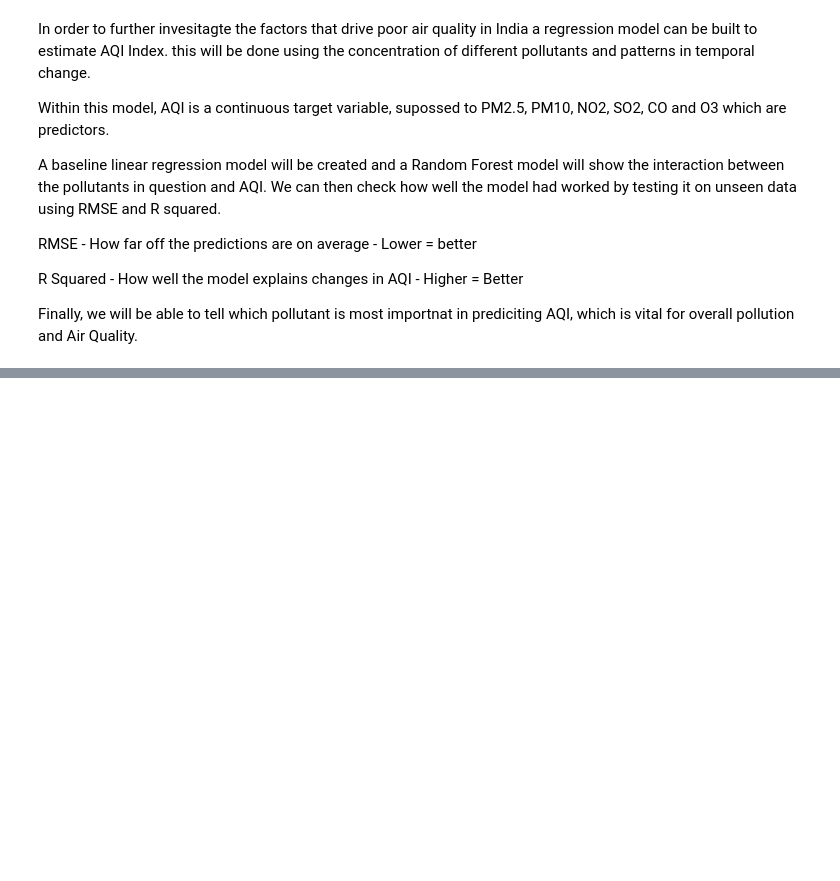
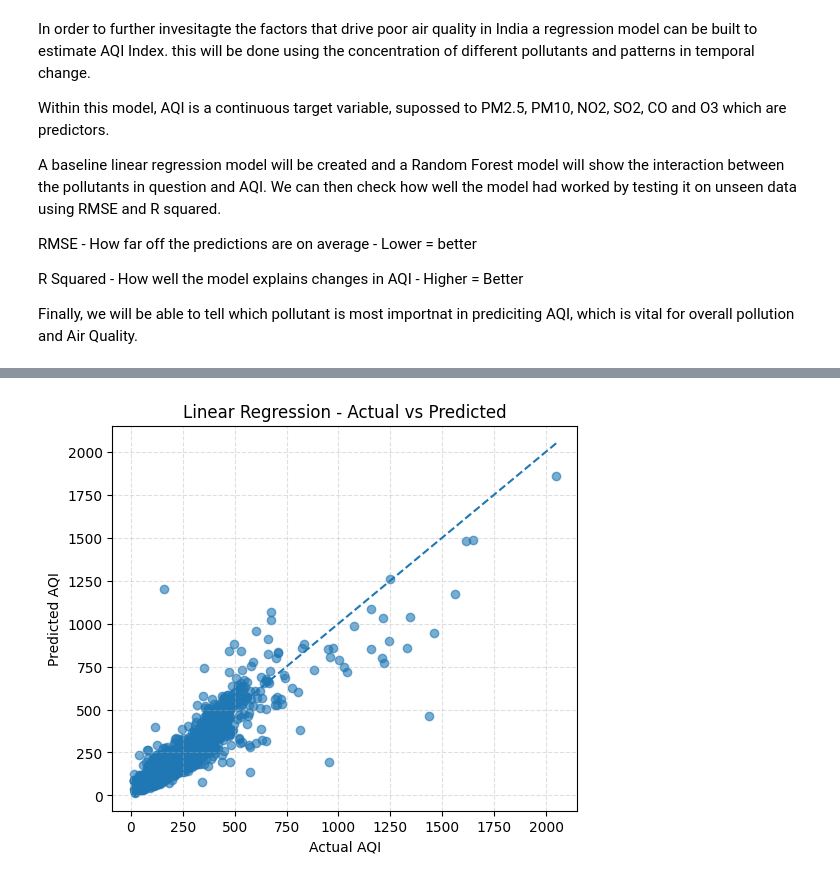
Before and after one commit to thomreid11/CMP7005_PRES1_Repository, a Jupyter notebook: CMP7005_PRES1.ipynb, the cells around one changed output, grey strips where cells are left out. Saved outputs shown, nothing was run; the diff lists cells and outputs as text; code cells hidden in the pictures; blank space fills up the shorter version.

```diff
--- a/CMP7005_PRES1.ipynb
+++ b/CMP7005_PRES1.ipynb
@@ -720,67 +748,66 @@ R Squared - How well the model explains changes in AQI - Higher = Better
 
 Finally, we will be able to tell which pollutant is most importnat in prediciting AQI, which is vital for overall pollution and Air Quality.
 # %%
-import pandas as pd
-import numpy as np
-
+# Importing machine learning libraries
 from sklearn.model_selection import train_test_split
+from sklearn.pipeline import Pipeline
 from sklearn.compose import ColumnTransformer
-from sklearn.pipeline import Pipeline
-from sklearn.preprocessing import OneHotEncoder
-from sklearn.impute import SimpleImputer
 from sklearn.metrics import mean_squared_error, r2_score
-
 from sklearn.linear_model import LinearRegression
 from sklearn.ensemble import RandomForestRegressor
+from sklearn.impute import SimpleImputer
 
-import matplotlib.pyplot as plt
-
-
+# Creating a copy of the dataframe so the original is not changed
 df = df.copy()
 
+# Converting Date column to datetime format
 df['Date'] = pd.to_datetime(df['Date'], format='%d/%m/%Y', errors='coerce')
+
+# Creating time-based features from the Date column
 df['Year'] = df['Date'].dt.year
 df['Month'] = df['Date'].dt.month
 
-feature_cols = ['PM2.5', 'PM10', 'NO2', 'SO2', 'CO', 'O3', 'Year', 'Month', 'City']
+# Selecting features and target
+feature_cols = ['PM2.5', 'PM10', 'NO2', 'SO2', 'CO', 'O3', 'Benzene', 'Toluene']
 target_col = 'AQI'
+
 
 df_model = df[feature_cols + [target_col]].dropna(subset=[target_col]).copy()
 
+# Creating X and y
 X = df_model[feature_cols]
 y = df_model[target_col]
 
-numeric_features = ['PM2.5', 'PM10', 'NO2', 'SO2', 'CO', 'O3', 'Year', 'Month']
-categorical_features = ['City']
-
+# Defining transformers for numeric features to include imputation
 numeric_transformer = Pipeline(steps=[
     ('imputer', SimpleImputer(strategy='median'))
 ])
 
-categorical_transformer = Pipeline(steps=[
-    ('imputer', SimpleImputer(strategy='most_frequent')),
-    ('onehot', OneHotEncoder(handle_unknown='ignore'))
-])
-
+# Combining transformers into a preprocessor
 preprocess = ColumnTransformer(
     transformers=[
-        ('num', numeric_transformer, numeric_features),
-        ('cat', categorical_transformer, categorical_features)
+        ('num', numeric_transformer, feature_cols)
     ]
 )
 
+# Splitting data into training and test sets
 X_train, X_test, y_train, y_test = train_test_split(
     X, y, test_size=0.2, random_state=42
 )
 
+# Building a Linear Regression model
 lin_model = Pipeline(steps=[
     ('preprocess', preprocess),
     ('model', LinearRegression())
 ])
 
+# Training the Linear Regression model
 lin_model.fit(X_train, y_train)
+
+# Predicting AQI values on the test set using Linear Regression
 lin_pred = lin_model.predict(X_test)
 
+# Evaluating Linear Regression using RMSE and R^2
 lin_mse = mean_squared_error(y_test, lin_pred)
 lin_rmse = lin_mse ** 0.5
 lin_r2 = r2_score(y_test, lin_pred)
@@ -790,6 +817,7 @@ print('RMSE:', round(lin_rmse, 3))
 print('R^2 :', round(lin_r2, 3))
 print('---')
 
+# Building a Random Forest Regression pipeline
 rf_model = Pipeline(steps=[
     ('preprocess', preprocess),
     ('model', RandomForestRegressor(
@@ -799,9 +827,13 @@ rf_model = Pipeline(steps=[
     ))
 ])
 
+# Training the Random Forest model
 rf_model.fit(X_train, y_train)
+
+# Predicting AQI values on the test set using Random Forest
 rf_pred = rf_model.predict(X_test)
 
+# Evaluating Random Forest using RMSE and R^2
 rf_mse = mean_squared_error(y_test, rf_pred)
 rf_rmse = rf_mse ** 0.5
 rf_r2 = r2_score(y_test, rf_pred)
@@ -811,31 +843,58 @@ print('RMSE:', round(rf_rmse, 3))
 print('R^2 :', round(rf_r2, 3))
 
 
-preprocessor_fitted = rf_model.named_steps['preprocess']
+# Plotting feature importance for Random Forest (pollutants + time features only)
 rf_estimator = rf_model.named_steps['model']
 
-feature_names_num = numeric_features
-feature_names_cat = (
-    preprocessor_fitted
-    .named_transformers_['cat']
-    .named_steps['onehot']
-    .get_feature_names_out(categorical_features)
-)
-
-feature_names = np.concatenate([feature_names_num, feature_names_cat])
 
 importances = rf_estimator.feature_importances_
 sorted_idx = np.argsort(importances)[::-1]
 
-top_n = 15
-top_features = feature_names[sorted_idx][:top_n]
+top_n = len(feature_cols) # Plot all features since there are no categorical one-hot encoded features here
+top_features = np.array(feature_cols)[sorted_idx][:top_n]
 top_importances = importances[sorted_idx][:top_n]
 
 plt.figure(figsize=(10, 6))
 plt.barh(top_features[::-1], top_importances[::-1])
-plt.title('Top Feature Importances (Random Forest)')
+plt.title('Feature Importances (Random Forest) - Pollutants and Time Features')
 plt.xlabel('Importance')
 plt.ylabel('Feature')
 plt.show()
+
+
+# Creating a function to plot Actual AQI vs Predicted AQI (shows how close predictions are to real values)
+def actual_vs_predicted(y_true, y_pred, title):
+    plt.figure(figsize=(6, 5))
+    plt.scatter(y_true, y_pred, alpha=0.6)
+    plt.plot([y_true.min(), y_true.max()],
+             [y_true.min(), y_true.max()],
+             linestyle='--')
+    plt.xlabel('Actual AQI')
+    plt.ylabel('Predicted AQI')
+    plt.title(title + ' - Actual vs Predicted')
+    plt.grid(True, linestyle='--', alpha=0.4)
+    plt.show()
+
+
+# Creating a function to plot residuals (error) vs predicted values (checks if errors are random or biased)
+def residuals_vs_predicted(y_true, y_pred, title):
+    residuals = y_true - y_pred
+    plt.figure(figsize=(6, 5))
+    plt.scatter(y_pred, residuals, alpha=0.6)
+    plt.axhline(0, linestyle='--')
+    plt.xlabel('Predicted AQI')
+    plt.ylabel('Residual (Actual - Predicted)')
+    plt.title(title + ' - Residuals vs Predicted')
+    plt.grid(True, linestyle='--', alpha=0.4)
+    plt.show()
+
+
+# Plotting diagnostic graphs for Linear Regression
+actual_vs_predicted(y_test, lin_pred, 'Linear Regression')
+residuals_vs_predicted(y_test, lin_pred, 'Linear Regression')
+
+# Plotting diagnostic graphs for Random Forest Regression
+actual_vs_predicted(y_test, rf_pred, 'Random Forest Regression')
+residuals_vs_predicted(y_test, rf_pred, 'Random Forest Regression')
 # %% [output]
 Linear Regression Results
@@ -848,0 +908 @@ R^2 : 0.894
+[figure, added]
```
Also changed, not shown: parts of 21 cells of this notebook.
